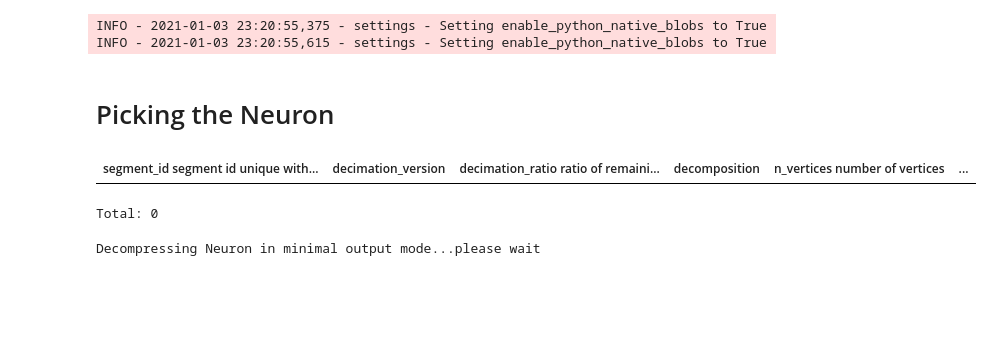
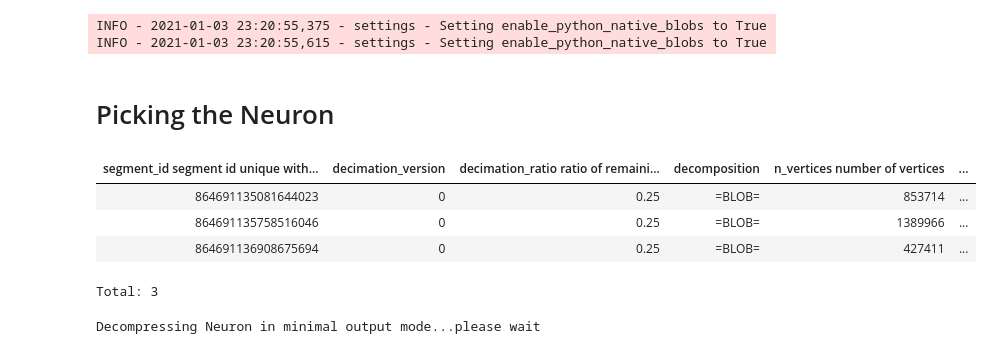
Before and after one commit to celiibrendan/neuron_mesh_tools, a Jupyter notebook: Auto_Proofreading/Limb_Neuron_Splitting/Neuron_Splitting_vp3_Other_Neuron_Testing.ipynb, the cells around one changed output. Cells and saved outputs as stored; diff of their text form; code cells hidden in the pictures; blank space fills up the shorter version.

```diff
--- a/Auto_Proofreading/Limb_Neuron_Splitting/Neuron_Splitting_vp3_Other_Neuron_Testing.ipynb
+++ b/Auto_Proofreading/Limb_Neuron_Splitting/Neuron_Splitting_vp3_Other_Neuron_Testing.ipynb
@@ -47,8 +40,11 @@ INFO - 2021-01-03 23:20:55,615 - settings - Setting enable_python_native_blobs t
 # %% [markdown]
 # Picking the Neuron
 # %%
-minnie.Decomposition()
+minnie.Decomposition() & "n_error_limbs>2"
 # %% [output]
 | segment_id segment id unique with... | decimation_version | decimation_ratio ratio of remaini... | decomposition | n_vertices number of vertices | ... |
+| 864691135081644023 | 0 | 0.25 | =BLOB= | 853714 | ... |
+| 864691135758516046 | 0 | 0.25 | =BLOB= | 1389966 | ... |
+| 864691136908675694 | 0 | 0.25 | =BLOB= | 427411 | ... |
-Total: 0
+Total: 3
 # %%
```
Also changed, not shown: parts of 25 cells of this notebook, 3 other files.
